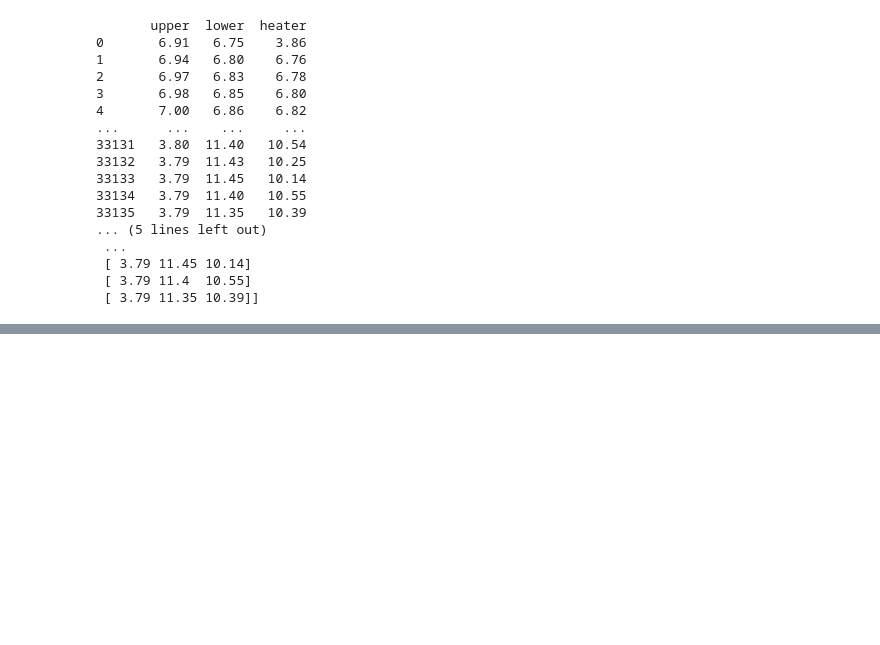
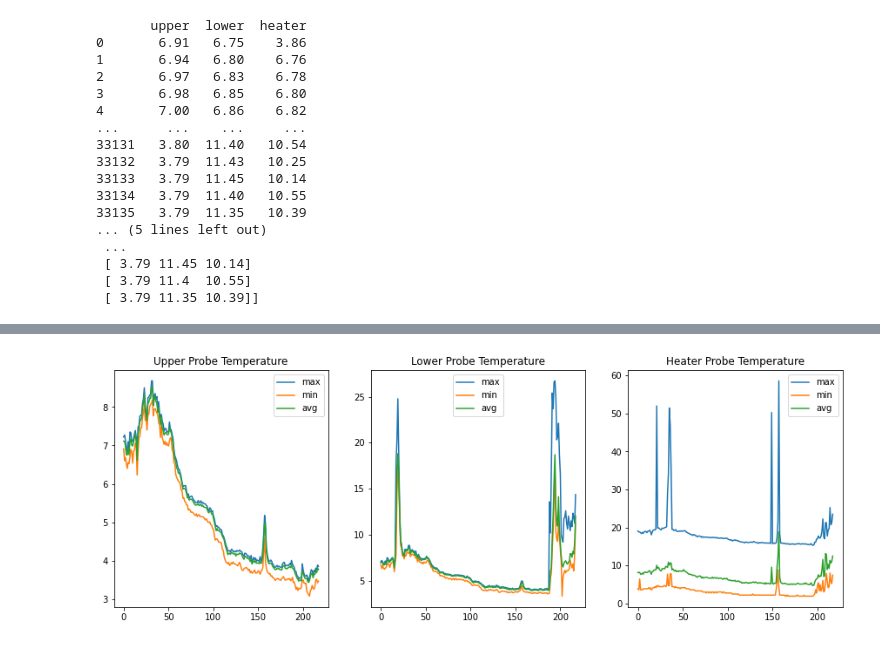
Before and after one commit to OPEnSLab-OSU/SapFlowMeter, a Jupyter notebook: scripts/rhody.ipynb, the cells around one changed output, grey strips where cells are left out. Drawn from its saved outputs; the diff is of its cells as text; code cells hidden in the pictures; blank space fills up the shorter version.

```diff
--- a/scripts/rhody.ipynb
+++ b/scripts/rhody.ipynb
@@ -43,0 +45,26 @@ plt.show()
+# %%
+# Verify that our data is reasonable
+maxes = data.max(axis=1)
+mins = data.min(axis=1)
+means = data.mean(axis=1)
+plt.subplot(131)
+plt.plot(maxes[:,0], label="max")
+plt.plot(mins[:,0], label="min")
+plt.plot(means[:,0], label="avg")
+plt.title("Upper Probe Temperature")
+plt.legend()
+plt.subplot(132)
+plt.plot(maxes[:,1], label="max")
+plt.plot(mins[:,1], label="min")
+plt.plot(means[:,1], label="avg")
+plt.title("Lower Probe Temperature")
+plt.legend()
+plt.subplot(133)
+plt.plot(maxes[:,2], label="max")
+plt.plot(mins[:,2], label="min")
+plt.plot(means[:,2], label="avg")
+plt.title("Heater Probe Temperature")
+plt.legend()
+plt.show()
+# %% [output]
+[figure, added]
```
Also changed, not shown: parts of 4 cells of this notebook.
